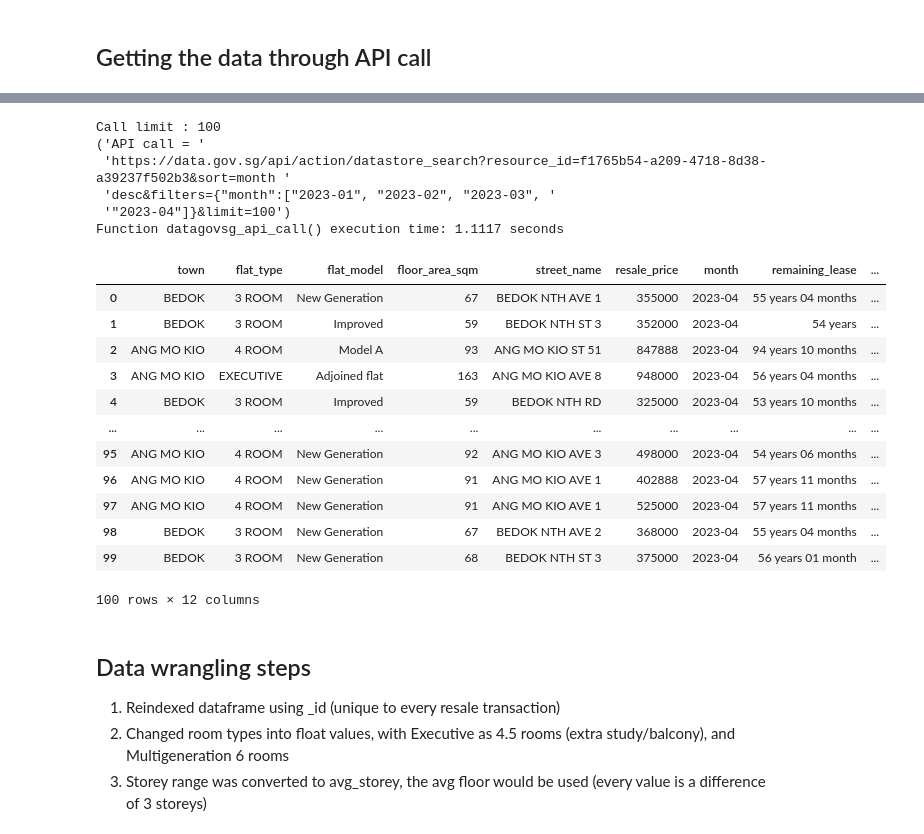
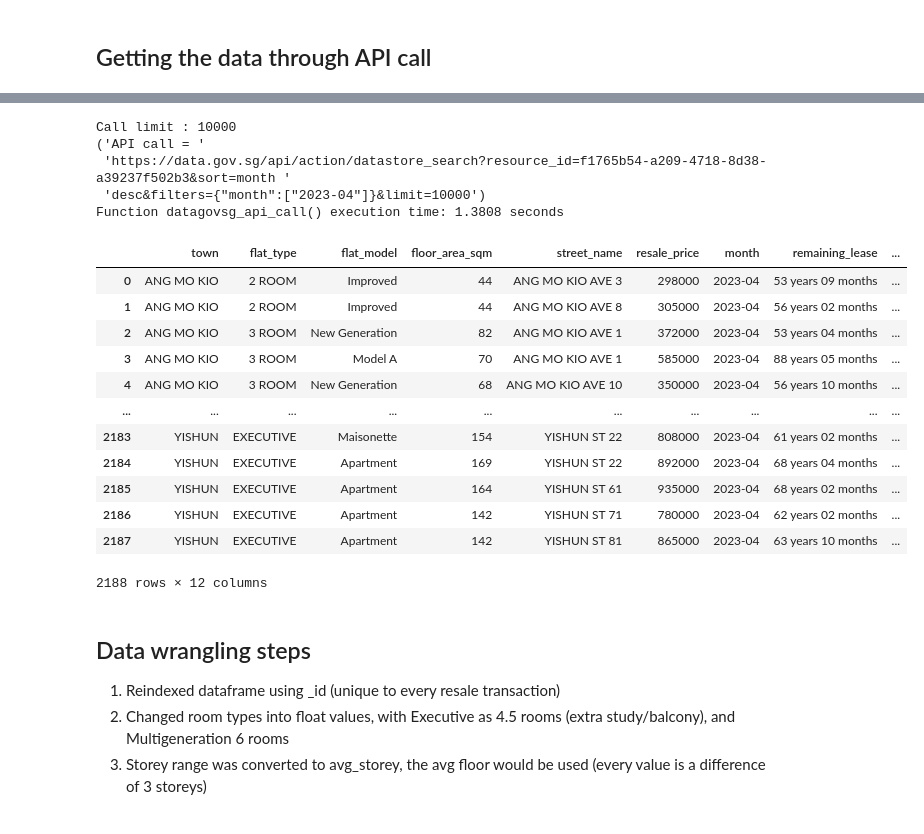
Before and after one commit to sienlonglim/ml_webapp, a Jupyter notebook: data_wrangling.ipynb, the cells around one changed output, grey strips where cells are left out. Saved outputs shown, nothing was run; the diff lists cells and outputs as text; code cells hidden in the pictures.

```diff
--- a/data_wrangling.ipynb
+++ b/data_wrangling.ipynb
@@ -133,30 +131,29 @@ Outer loop
 # %%
 df = datagovsg_api_call('https://data.gov.sg/api/action/datastore_search?resource_id=f1765b54-a209-4718-8d38-a39237f502b3',
                         sort='month desc',
-                        limit = 100,
-                        months = [1,2,3,4],
+                        limit = 10000,
+                        months = [4],
                         years=[2023])
 df
 # %% [output]
-Call limit : 100
+Call limit : 10000
 ('API call = '
  'https://data.gov.sg/api/action/datastore_search?resource_id=f1765b54-a209-4718-8d38-a39237f502b3&sort=month '
- 'desc&filters={"month":["2023-01", "2023-02", "2023-03", '
- '"2023-04"]}&limit=100')
-Function datagovsg_api_call() execution time: 1.1117 seconds
+ 'desc&filters={"month":["2023-04"]}&limit=10000')
+Function datagovsg_api_call() execution time: 1.3808 seconds
 |  | town | flat_type | flat_model | floor_area_sqm | street_name | resale_price | month | remaining_lease | ... |
-| 0 | BEDOK | 3 ROOM | New Generation | 67 | BEDOK NTH AVE 1 | 355000 | 2023-04 | 55 years 04 months | ... |
-| 1 | BEDOK | 3 ROOM | Improved | 59 | BEDOK NTH ST 3 | 352000 | 2023-04 | 54 years | ... |
-| 2 | ANG MO KIO | 4 ROOM | Model A | 93 | ANG MO KIO ST 51 | 847888 | 2023-04 | 94 years 10 months | ... |
-| 3 | ANG MO KIO | EXECUTIVE | Adjoined flat | 163 | ANG MO KIO AVE 8 | 948000 | 2023-04 | 56 years 04 months | ... |
-| 4 | BEDOK | 3 ROOM | Improved | 59 | BEDOK NTH RD | 325000 | 2023-04 | 53 years 10 months | ... |
+| 0 | ANG MO KIO | 2 ROOM | Improved | 44 | ANG MO KIO AVE 3 | 298000 | 2023-04 | 53 years 09 months | ... |
+| 1 | ANG MO KIO | 2 ROOM | Improved | 44 | ANG MO KIO AVE 8 | 305000 | 2023-04 | 56 years 02 months | ... |
+| 2 | ANG MO KIO | 3 ROOM | New Generation | 82 | ANG MO KIO AVE 1 | 372000 | 2023-04 | 53 years 04 months | ... |
+| 3 | ANG MO KIO | 3 ROOM | Model A | 70 | ANG MO KIO AVE 1 | 585000 | 2023-04 | 88 years 05 months | ... |
+| 4 | ANG MO KIO | 3 ROOM | New Generation | 68 | ANG MO KIO AVE 10 | 350000 | 2023-04 | 56 years 10 months | ... |
 | ... | ... | ... | ... | ... | ... | ... | ... | ... | ... |
-| 95 | ANG MO KIO | 4 ROOM | New Generation | 92 | ANG MO KIO AVE 3 | 498000 | 2023-04 | 54 years 06 months | ... |
-| 96 | ANG MO KIO | 4 ROOM | New Generation | 91 | ANG MO KIO AVE 1 | 402888 | 2023-04 | 57 years 11 months | ... |
-| 97 | ANG MO KIO | 4 ROOM | New Generation | 91 | ANG MO KIO AVE 1 | 525000 | 2023-04 | 57 years 11 months | ... |
-| 98 | BEDOK | 3 ROOM | New Generation | 67 | BEDOK NTH AVE 2 | 368000 | 2023-04 | 55 years 04 months | ... |
-| 99 | BEDOK | 3 ROOM | New Generation | 68 | BEDOK NTH ST 3 | 375000 | 2023-04 | 56 years 01 month | ... |
+| 2183 | YISHUN | EXECUTIVE | Maisonette | 154 | YISHUN ST 22 | 808000 | 2023-04 | 61 years 02 months | ... |
+| 2184 | YISHUN | EXECUTIVE | Apartment | 169 | YISHUN ST 22 | 892000 | 2023-04 | 68 years 04 months | ... |
+| 2185 | YISHUN | EXECUTIVE | Apartment | 164 | YISHUN ST 61 | 935000 | 2023-04 | 68 years 02 months | ... |
+| 2186 | YISHUN | EXECUTIVE | Apartment | 142 | YISHUN ST 71 | 780000 | 2023-04 | 62 years 02 months | ... |
+| 2187 | YISHUN | EXECUTIVE | Apartment | 142 | YISHUN ST 81 | 865000 | 2023-04 | 63 years 10 months | ... |
-100 rows × 12 columns
+2188 rows × 12 columns
 # %%
 # from dataprep.eda import create_report
 # create_report(df).show()
```
Also changed, not shown: parts of 12 cells of this notebook.
